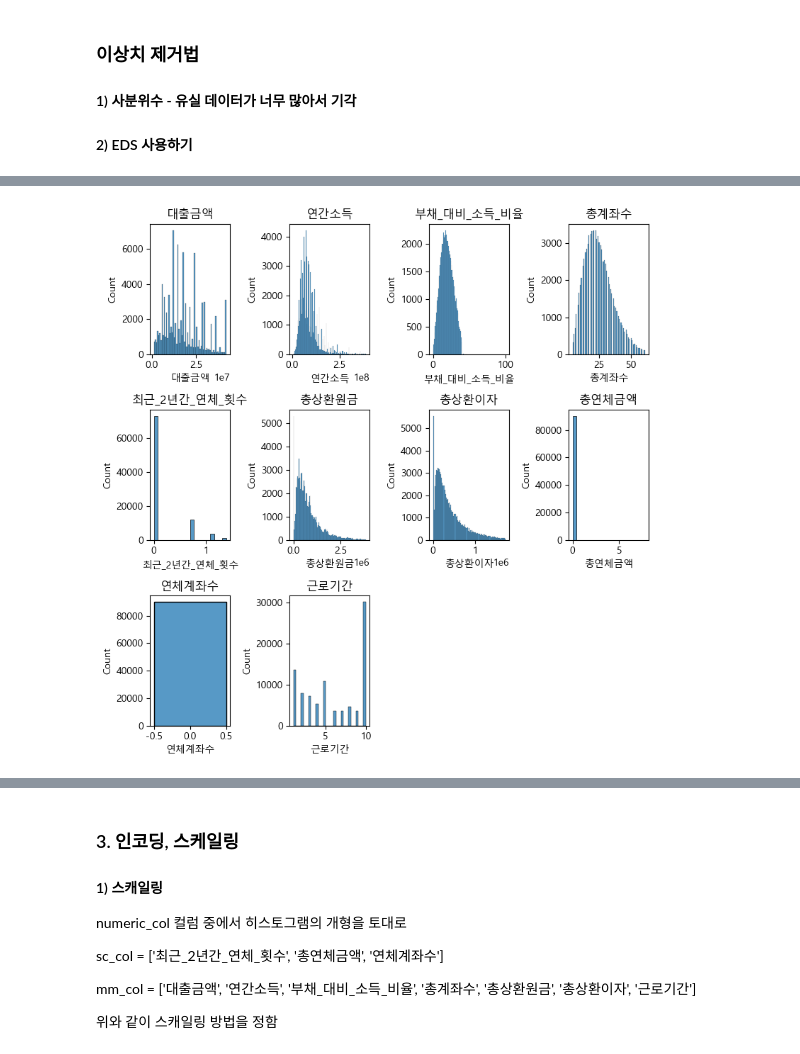
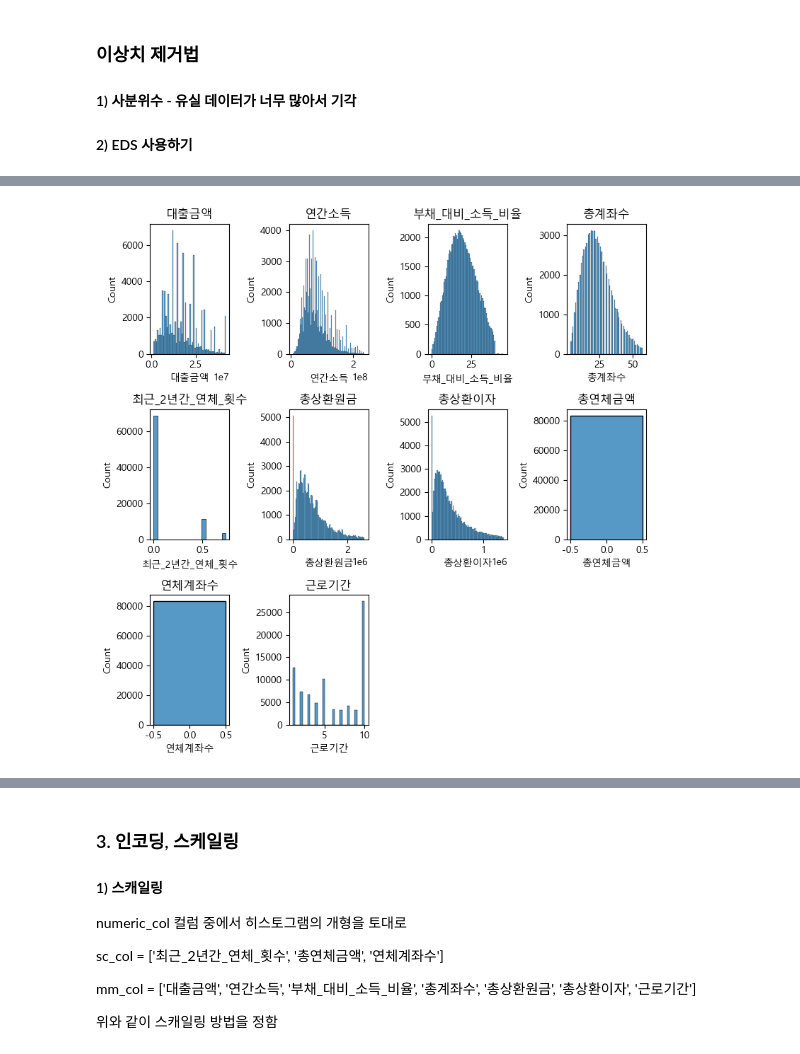
Before and after one commit to persuade39/project, a Jupyter notebook: EDA_preprocessing copy.ipynb, the cells around one changed output, grey strips where cells are left out. Drawn from its saved outputs; the diff is of its cells as text; code cells hidden in the pictures.

```diff
--- a/EDA_preprocessing copy.ipynb
+++ b/EDA_preprocessing copy.ipynb
@@ -99,4 +106,4 @@ for year in work_year:
 # %%
-df_un['근로기간'] = 5
-df_un['근로기간'].value_counts()
+df_unknown['근로기간'] = 1
+df_unknown['근로기간'].value_counts()
 # %% [output]
@@ -104,6 +111,6 @@ df_un['근로기간'].value_counts()
 Name: 근로기간, dtype: int64
 # %%
-df_simple = pd.concat([df_n, df_un], axis=0).reset_index(drop=True)
+df_simple = pd.concat([df_known, df_unknown], axis=0).reset_index(drop=True)
 # %% [markdown]
 ### 이상치 제거법
 
@@ -160,14 +169,14 @@ def remove_outliers(train_df, col, threshold=3):
     return train_df
 
 for col in numeric_col:
-    df_simple = remove_outliers(df_simple, col, threshold=3)
+    df = remove_outliers(df, col, threshold=3)
 # %%
 log_processing = ['최근_2년간_연체_횟수', '총연체금액']
 
 for col in log_processing:
-    df_simple[col] = np.log1p(df_simple[col])
+    df[col] = np.log1p(df[col])
 # %%
-get_3_hist(df_simple, numeric_col)
+get_3_hist(df, numeric_col)
 # %% [output]
-[figure, old version]
+[figure, new version]
 # %%
```
Also changed, not shown: parts of 47 cells of this notebook.
